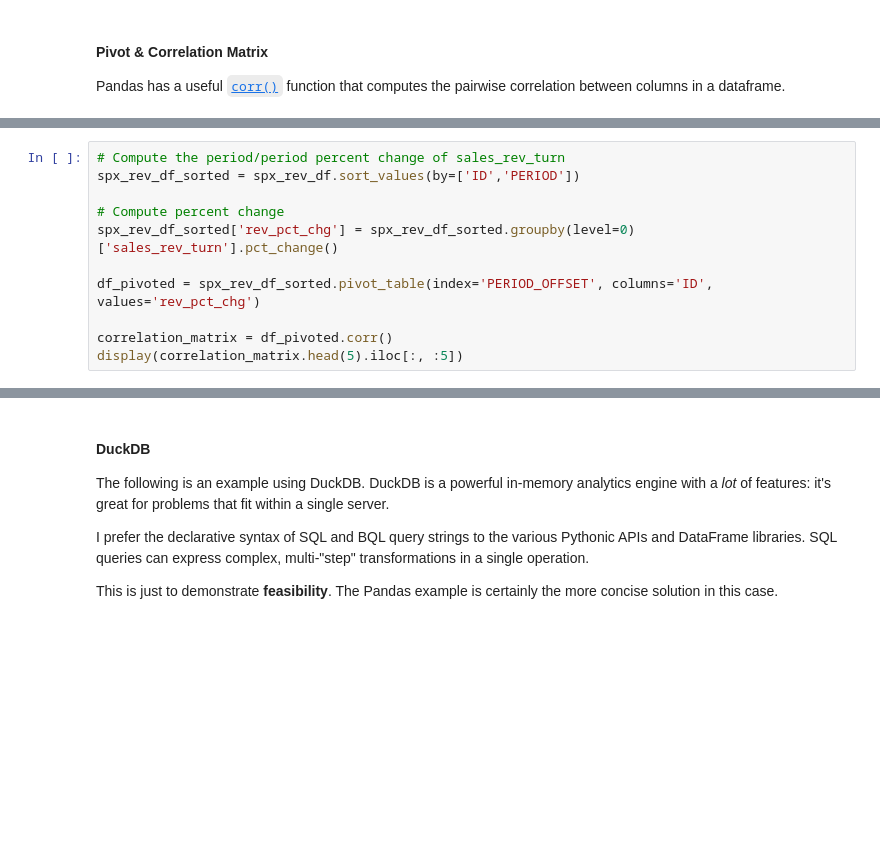
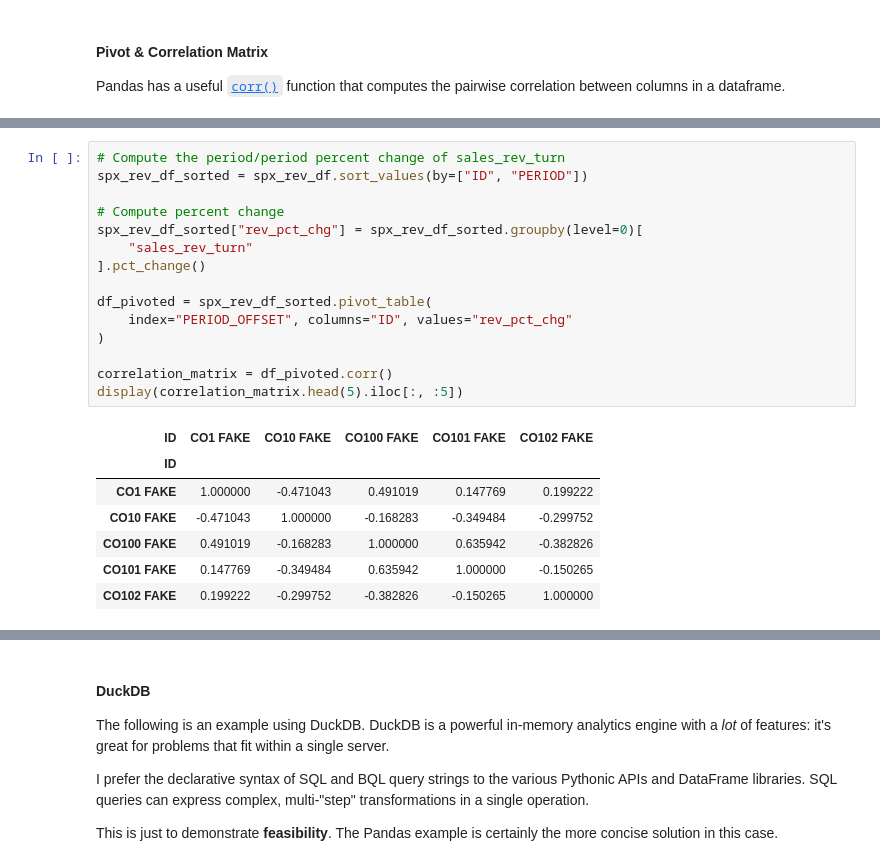
Before and after one commit to paultiq/bqnt_examples, a Jupyter notebook: bqnt_corr.ipynb, the cells around one changed output, grey strips where cells are left out. Drawn from its saved outputs; the diff is of its cells as text; blank space fills up the shorter version.

```diff
--- a/bqnt_corr.ipynb
+++ b/bqnt_corr.ipynb
@@ -41,14 +68,26 @@ display(correlation_matrix.head(5).iloc[:, :5])
 # %%
 # Compute the period/period percent change of sales_rev_turn
-spx_rev_df_sorted = spx_rev_df.sort_values(by=['ID','PERIOD'])
+spx_rev_df_sorted = spx_rev_df.sort_values(by=["ID", "PERIOD"])
 
 # Compute percent change
-spx_rev_df_sorted['rev_pct_chg'] = spx_rev_df_sorted.groupby(level=0)['sales_rev_turn'].pct_change()
+spx_rev_df_sorted["rev_pct_chg"] = spx_rev_df_sorted.groupby(level=0)[
+    "sales_rev_turn"
+].pct_change()
 
-df_pivoted = spx_rev_df_sorted.pivot_table(index='PERIOD_OFFSET', columns='ID', values='rev_pct_chg')
+df_pivoted = spx_rev_df_sorted.pivot_table(
+    index="PERIOD_OFFSET", columns="ID", values="rev_pct_chg"
+)
 
 correlation_matrix = df_pivoted.corr()
 display(correlation_matrix.head(5).iloc[:, :5])
+# %% [output]
+| ID | CO1 FAKE | CO10 FAKE | CO100 FAKE | CO101 FAKE | CO102 FAKE |
+| ID |  |  |  |  |  |
+| CO1 FAKE | 1.000000 | -0.471043 | 0.491019 | 0.147769 | 0.199222 |
+| CO10 FAKE | -0.471043 | 1.000000 | -0.168283 | -0.349484 | -0.299752 |
+| CO100 FAKE | 0.491019 | -0.168283 | 1.000000 | 0.635942 | -0.382826 |
+| CO101 FAKE | 0.147769 | -0.349484 | 0.635942 | 1.000000 | -0.150265 |
+| CO102 FAKE | 0.199222 | -0.299752 | -0.382826 | -0.150265 | 1.000000 |
 # %%
 small_matrix = correlation_matrix.head(5).iloc[:, :5]
 
```
Also changed, not shown: parts of 5 cells of this notebook, 13 other files.
